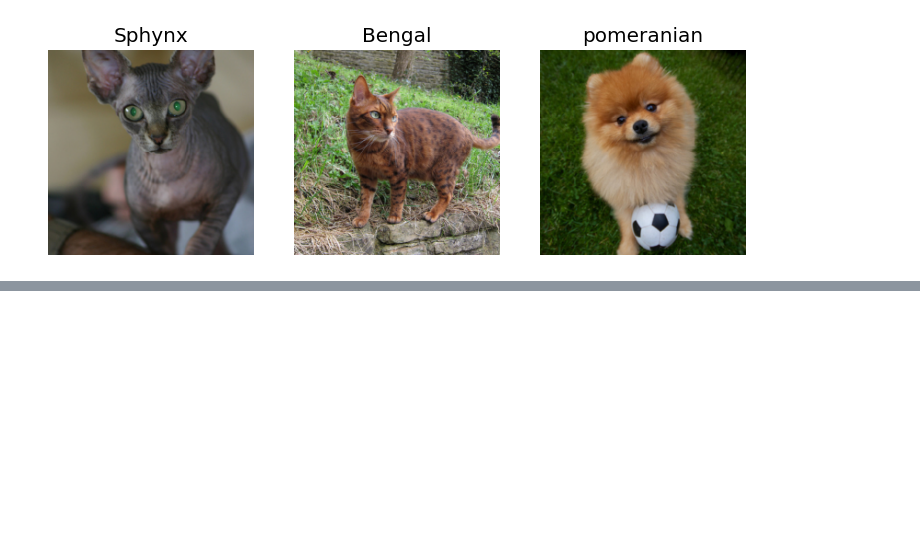
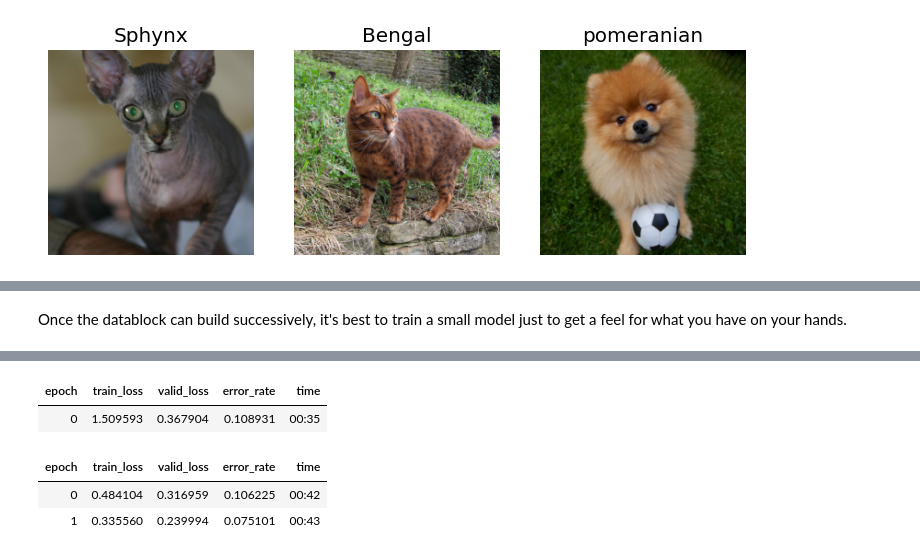
Before and after one commit to CodeWithOz/fastai-deep-learn-coders, a Jupyter notebook: ch-05-pet-breeds-pt2.ipynb, the cells around one changed output, grey strips where cells are left out. Drawn from its saved outputs; the diff is of its cells as text; code cells hidden in the pictures; blank space fills up the shorter version.

```diff
--- a/ch-05-pet-breeds-pt2.ipynb
+++ b/ch-05-pet-breeds-pt2.ipynb
@@ -94,0 +252,8 @@ pets.dataloaders(path/'images').valid.show_batch(nrows=1, ncols=3)
+# %% [markdown]
+Once the datablock can build successively, it's best to train a small model just to get a feel for what you have on your hands.
+# %%
+dls = pets.dataloaders(path/'images')
+# %%
+learn = vision_learner(dls, resnet34, metrics=error_rate)
+learn.fine_tune(2)
+# %% [output]
@@ -94,0 +261,5 @@ pets.dataloaders(path/'images').valid.show_batch(nrows=1, ncols=3)
+| epoch | train_loss | valid_loss | error_rate | time |
+| 0 | 1.509593 | 0.367904 | 0.108931 | 00:35 |
+| epoch | train_loss | valid_loss | error_rate | time |
+| 0 | 0.484104 | 0.316959 | 0.106225 | 00:42 |
+| 1 | 0.335560 | 0.239994 | 0.075101 | 00:43 |
```
Also changed, not shown: parts of 9 cells of this notebook.
